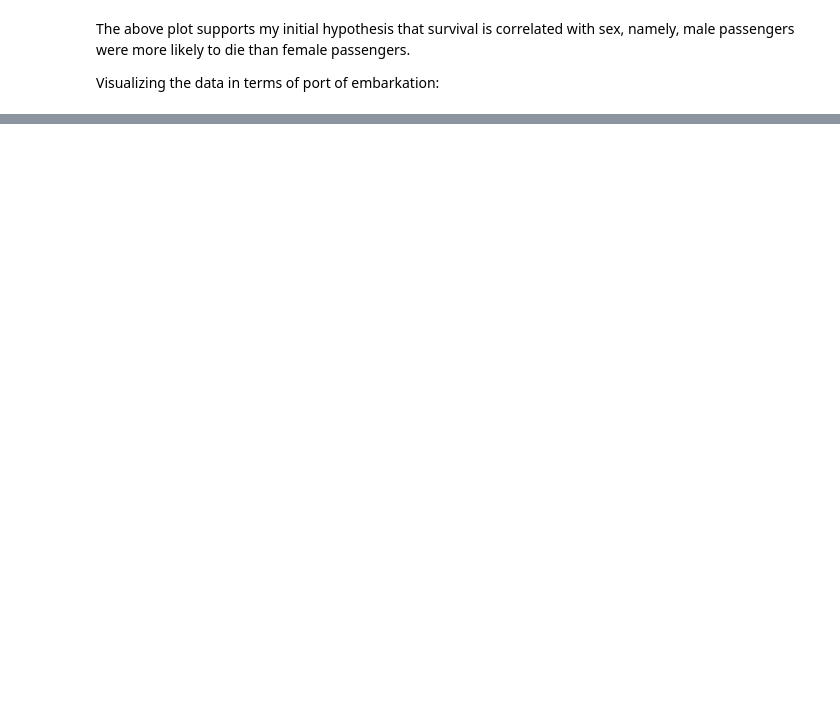
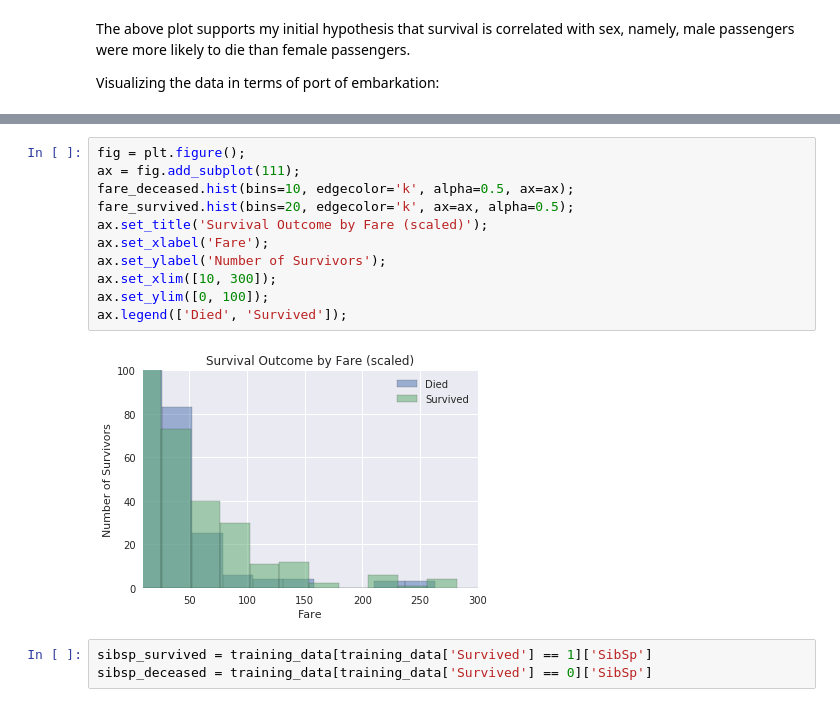
Before and after one commit to bkgreve/titanic_data_challenge, a Jupyter notebook: Titanic_Machine_Learning_from_Disaster.ipynb, the cells around one changed output, grey strips where cells are left out. Saved outputs shown, nothing was run; the diff lists cells and outputs as text; blank space fills up the shorter version.

```diff
--- a/Titanic_Machine_Learning_from_Disaster.ipynb
+++ b/Titanic_Machine_Learning_from_Disaster.ipynb
@@ -132,0 +174,16 @@ embark_outcome.plot(kind='bar', title='Survival Outcome by Port of Embarkation')
+# %%
+fig = plt.figure();
+ax = fig.add_subplot(111);
+fare_deceased.hist(bins=10, edgecolor='k', alpha=0.5, ax=ax);
+fare_survived.hist(bins=20, edgecolor='k', ax=ax, alpha=0.5);
+ax.set_title('Survival Outcome by Fare (scaled)');
+ax.set_xlabel('Fare');
+ax.set_ylabel('Number of Survivors');
+ax.set_xlim([10, 300]);
+ax.set_ylim([0, 100]);
+ax.legend(['Died', 'Survived']);
+# %% [output]
+[figure, added]
+# %%
+sibsp_survived = training_data[training_data['Survived'] == 1]['SibSp']
+sibsp_deceased = training_data[training_data['Survived'] == 0]['SibSp']
```
Also changed, not shown: parts of 45 cells of this notebook.
